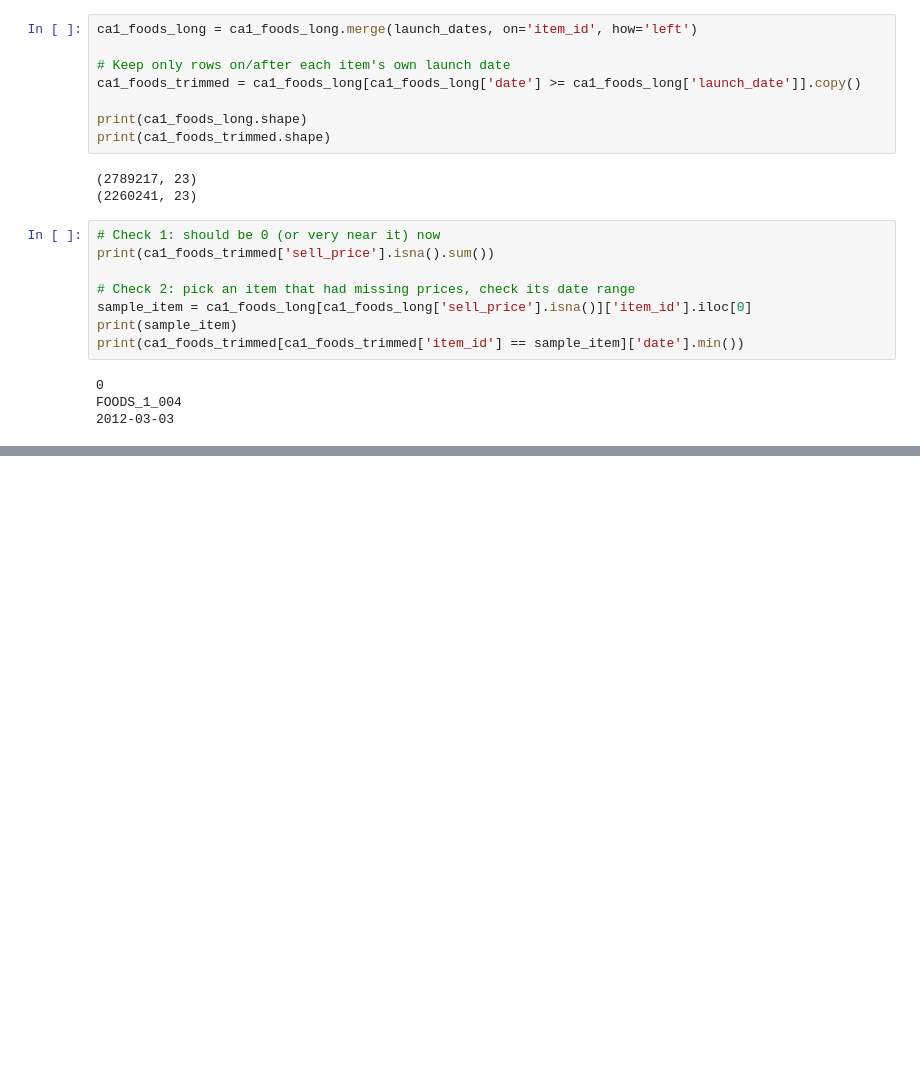
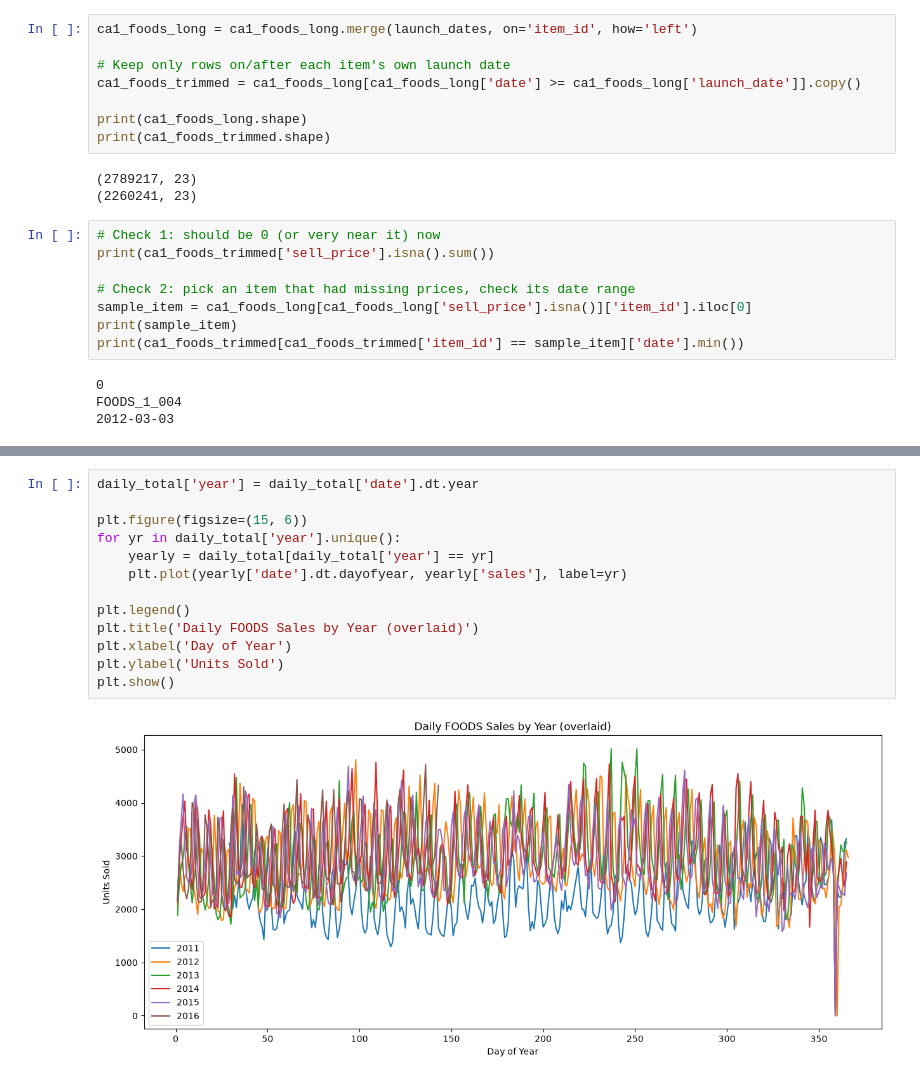
Before and after one commit to Chakravarthi-roy/Demand_Forecasting, a Jupyter notebook: notebook/forecast.ipynb, the cells around one changed output, grey strips where cells are left out. Cells and saved outputs as stored; diff of their text form; blank space fills up the shorter version.

```diff
--- a/notebook/forecast.ipynb
+++ b/notebook/forecast.ipynb
@@ -231,0 +286,15 @@ FOODS_1_004
+# %%
+daily_total['year'] = daily_total['date'].dt.year
+
+plt.figure(figsize=(15, 6))
+for yr in daily_total['year'].unique():
+    yearly = daily_total[daily_total['year'] == yr]
+    plt.plot(yearly['date'].dt.dayofyear, yearly['sales'], label=yr)
+
+plt.legend()
+plt.title('Daily FOODS Sales by Year (overlaid)')
+plt.xlabel('Day of Year')
+plt.ylabel('Units Sold')
+plt.show()
+# %% [output]
+[figure, added]
```
Also changed, not shown: parts of 5 cells of this notebook.
